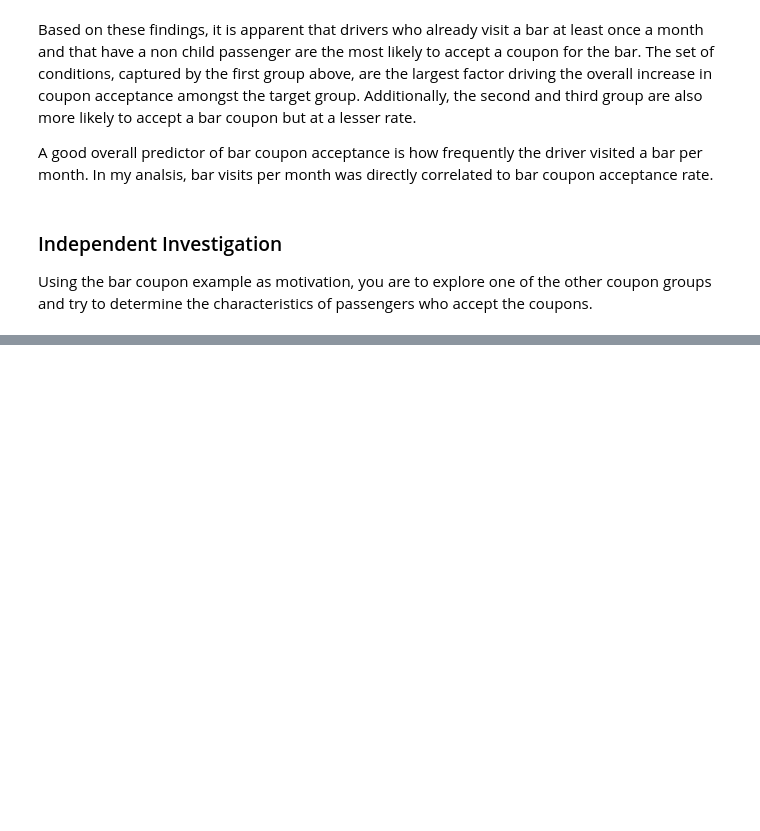
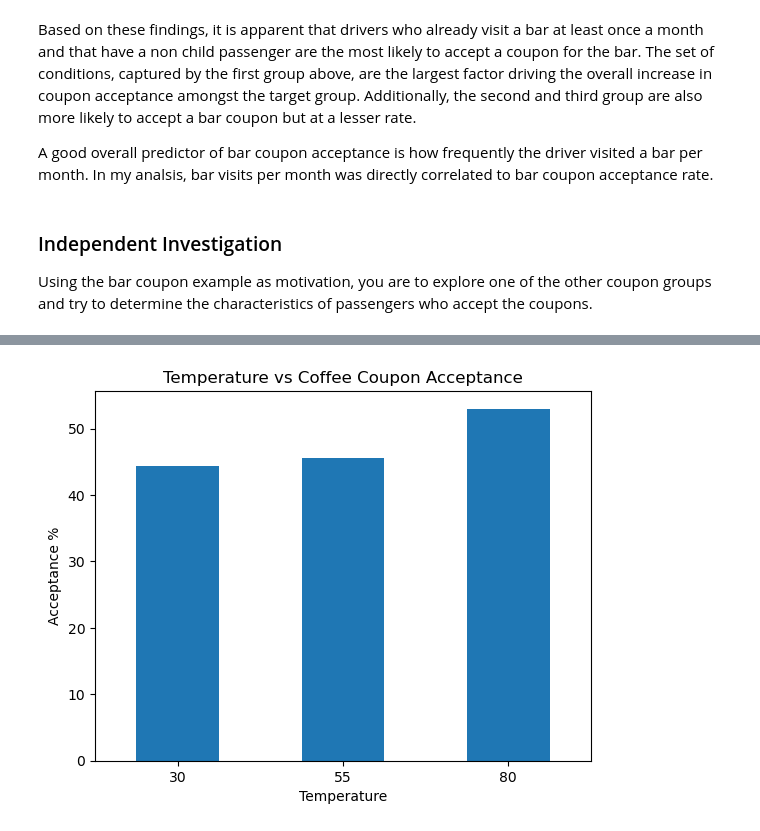
Before and after one commit to dro0o/berkeley-data-analysis, a Jupyter notebook: analysis.ipynb, the cells around one changed output, grey strips where cells are left out. Saved outputs shown, nothing was run; the diff lists cells and outputs as text; code cells hidden in the pictures; blank space fills up the shorter version.

```diff
--- a/analysis.ipynb
+++ b/analysis.ipynb
@@ -273,0 +299,9 @@ Using the bar coupon example as motivation, you are to explore one of the other
+# %%
+coffee_data.groupby('temperature')['Y'].mean().mul(100).plot(kind='bar', rot=0)
+plt.title('Temperature vs Coffee Coupon Acceptance')
+plt.ylabel('Acceptance %')
+plt.xlabel('Temperature')
+plt.savefig('images/temperature_vs_coffee_coupon_acceptance.png', bbox_inches='tight')
+plt.show()
+# %% [output]
+[figure, added]
```
Also changed, not shown: parts of 12 cells of this notebook, 11 other files.
